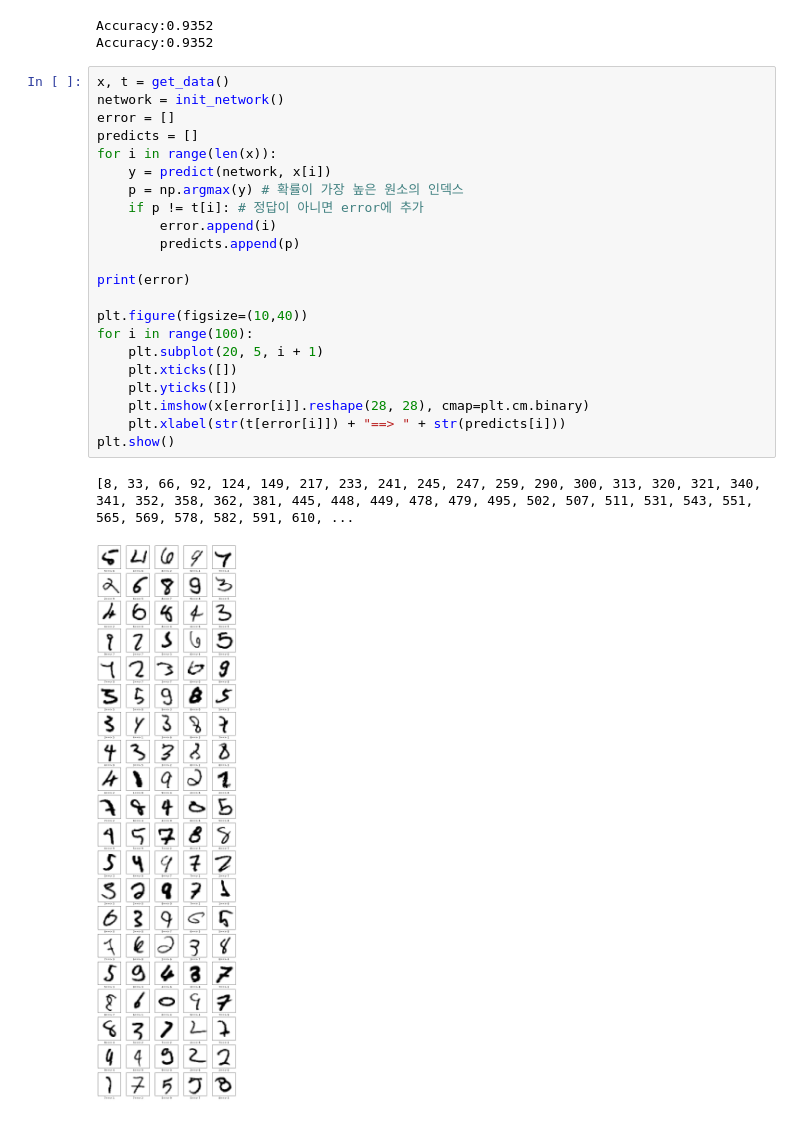
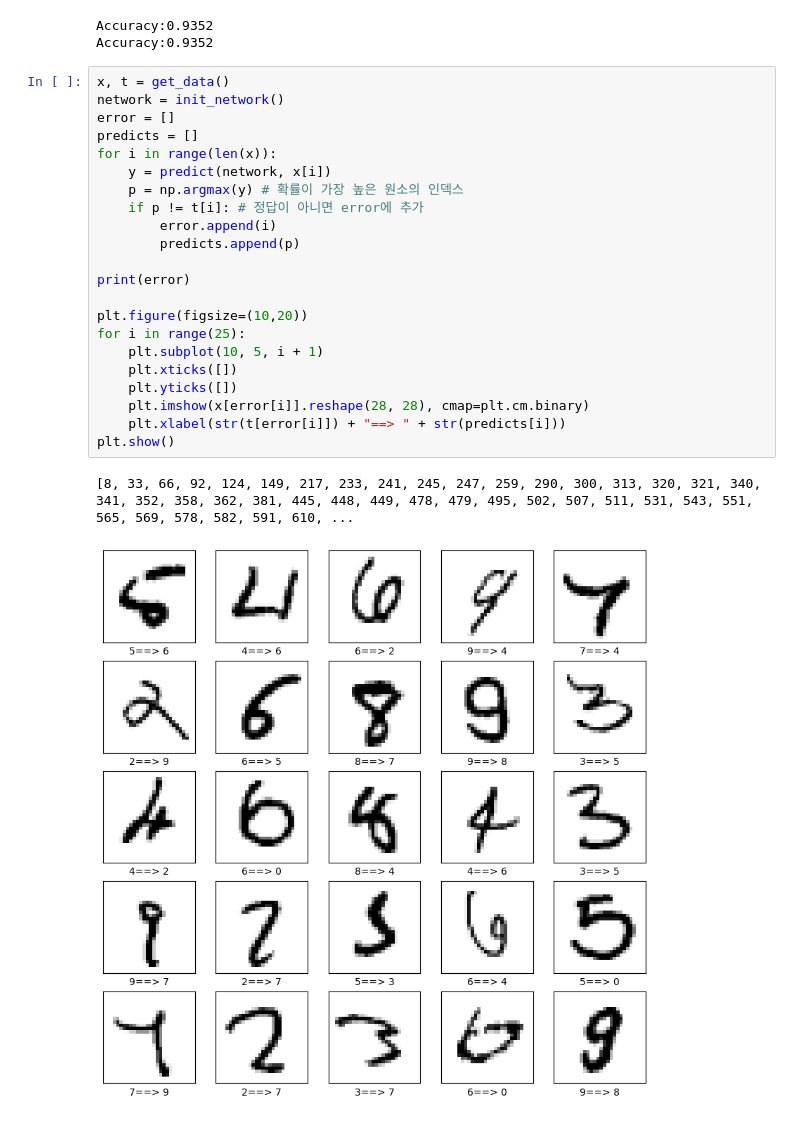
Before and after one commit to wapj/gyus-ai-study, a Jupyter notebook: deep-learning-from-scratch/chapter3.ipynb, the cells around one changed output. Saved outputs shown, nothing was run; the diff lists cells and outputs as text.

```diff
--- a/deep-learning-from-scratch/chapter3.ipynb
+++ b/deep-learning-from-scratch/chapter3.ipynb
@@ -113,25 +113,25 @@ Accuracy:0.9352
 # %%
 x, t = get_data()
 network = init_network()
 error = []
 predicts = []
 for i in range(len(x)):
     y = predict(network, x[i])
     p = np.argmax(y) # 확률이 가장 높은 원소의 인덱스
     if p != t[i]: # 정답이 아니면 error에 추가
         error.append(i)
         predicts.append(p)
 
 print(error)
 
-plt.figure(figsize=(10,40))
-for i in range(100):
-    plt.subplot(20, 5, i + 1)
+plt.figure(figsize=(10,20))
+for i in range(25):
+    plt.subplot(10, 5, i + 1)
     plt.xticks([])
     plt.yticks([])
     plt.imshow(x[error[i]].reshape(28, 28), cmap=plt.cm.binary)
     plt.xlabel(str(t[error[i]]) + "==> " + str(predicts[i]))
 plt.show()
 # %% [output]
 [8, 33, 66, 92, 124, 149, 217, 233, 241, 245, 247, 259, 290, 300, 313, 320, 321, 340, 341, 352, 358, 362, 381, 445, 448, 449, 478, 479, 495, 502, 507, 511, 531, 543, 551, 565, 569, 578, 582, 591, 610, ...
-[figure, old version]
+[figure, new version]
```
Also changed, not shown: parts of 1 cell of this notebook.
